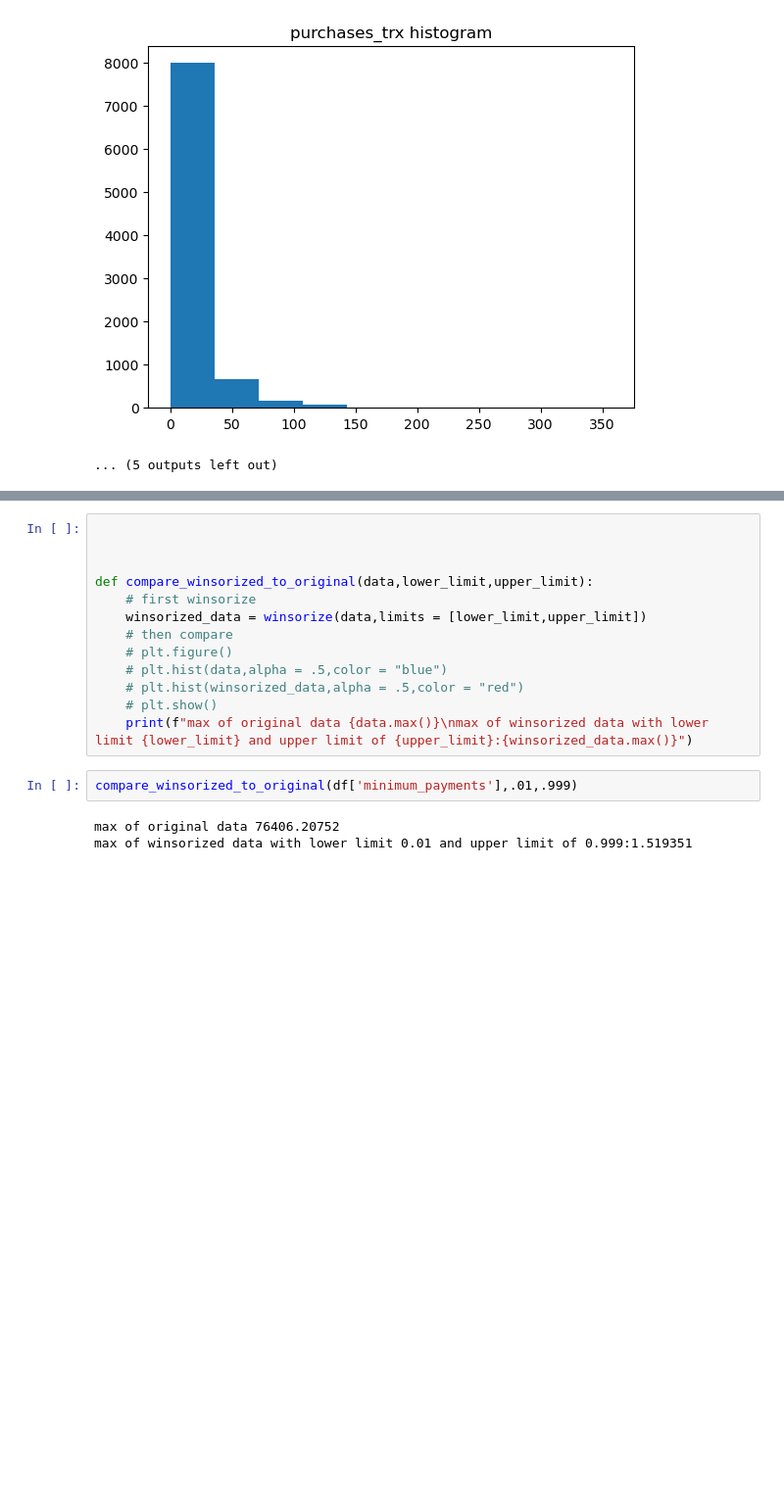
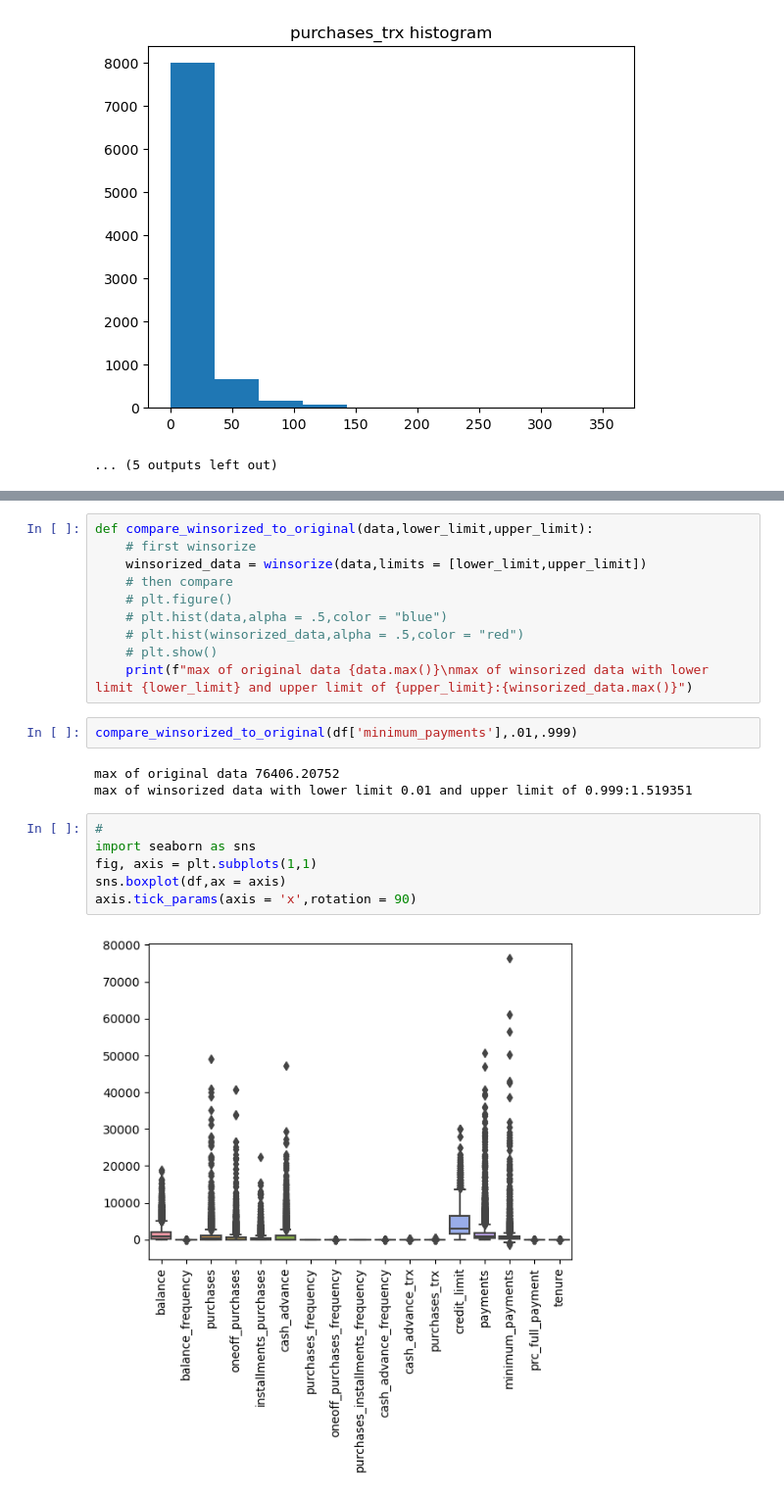
Before and after one commit to shyakaster/unsupervised, a Jupyter notebook: cc_general.ipynb, the cells around one changed output, grey strips where cells are left out. Shown: that part at 98% size. Cells and saved outputs as stored; diff of their text form; blank space fills up the shorter version.

```diff
--- a/cc_general.ipynb
+++ b/cc_general.ipynb
@@ -360,7 +354,4 @@ masked_array(data=[2, 2, 2, 2, 2, 2, 2, 2, 2, 2, 2],
 # %%
-
-
-
 def compare_winsorized_to_original(data,lower_limit,upper_limit):
     # first winsorize
     winsorized_data = winsorize(data,limits = [lower_limit,upper_limit])
@@ -375,3 +366,11 @@ compare_winsorized_to_original(df['minimum_payments'],.01,.999)
 # %% [output]
 max of original data 76406.20752
 max of winsorized data with lower limit 0.01 and upper limit of 0.999:1.519351
+# %%
+#
+import seaborn as sns
+fig, axis = plt.subplots(1,1)
+sns.boxplot(df,ax = axis)
+axis.tick_params(axis = 'x',rotation = 90)
+# %% [output]
+[figure, added]
```
Also changed, not shown: parts of 5 cells of this notebook.
